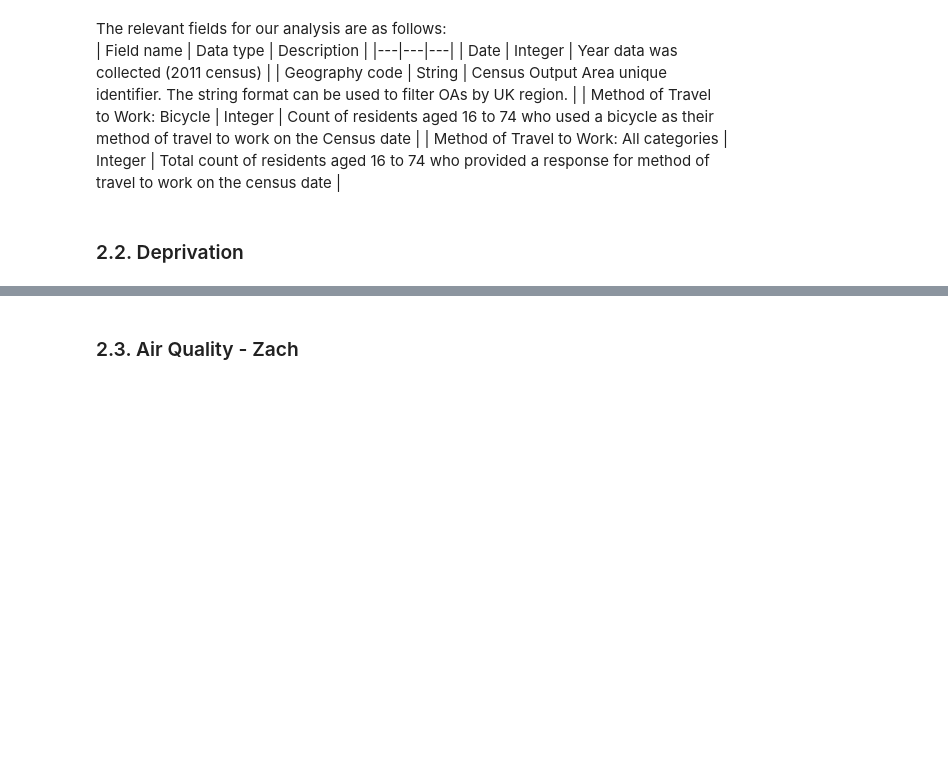
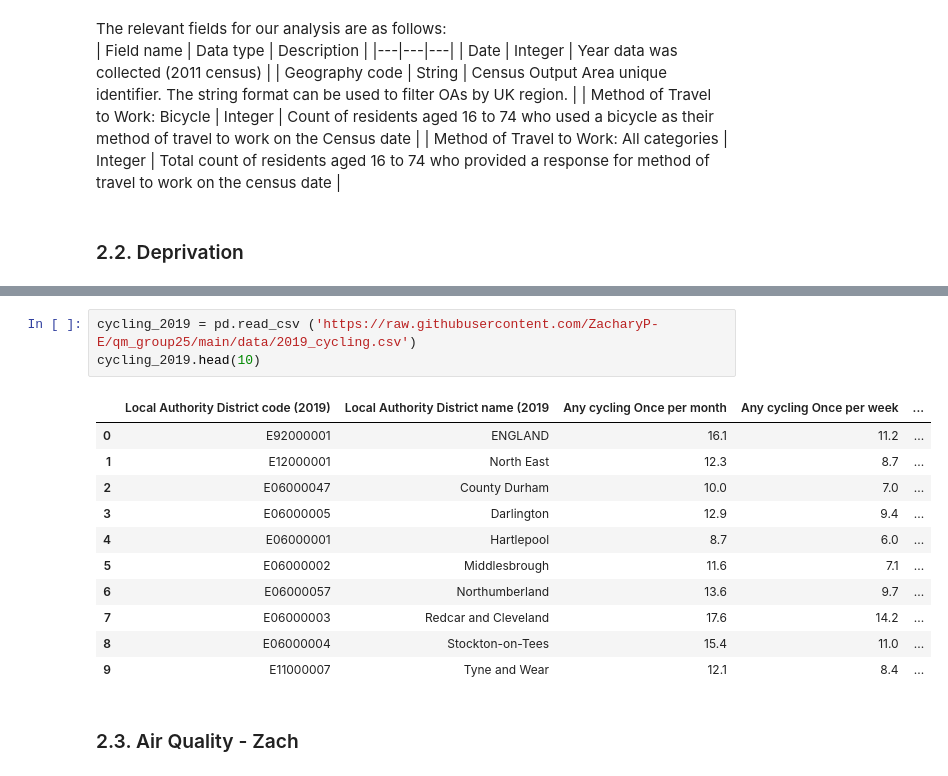
Before and after one commit to ZacharyP-E/qm_group25, a Jupyter notebook: qm_group_code.ipynb, the cells around one changed output, grey strips where cells are left out. Saved outputs shown, nothing was run; the diff lists cells and outputs as text; blank space fills up the shorter version.

```diff
--- a/qm_group_code.ipynb
+++ b/qm_group_code.ipynb
@@ -158,3 +161,18 @@ deprivation.head(10)
+# %%
+cycling_2019 = pd.read_csv ('https://raw.githubusercontent.com/ZacharyP-E/qm_group25/main/data/2019_cycling.csv')
+cycling_2019.head(10)
+# %% [output]
+|  | Local Authority District code (2019) | Local Authority District name (2019 | Any cycling Once per month | Any cycling Once per week | ... |
+| 0 | E92000001 | ENGLAND | 16.1 | 11.2 | ... |
+| 1 | E12000001 | North East | 12.3 | 8.7 | ... |
+| 2 | E06000047 | County Durham | 10.0 | 7.0 | ... |
+| 3 | E06000005 | Darlington | 12.9 | 9.4 | ... |
+| 4 | E06000001 | Hartlepool | 8.7 | 6.0 | ... |
+| 5 | E06000002 | Middlesbrough | 11.6 | 7.1 | ... |
+| 6 | E06000057 | Northumberland | 13.6 | 9.7 | ... |
+| 7 | E06000003 | Redcar and Cleveland | 17.6 | 14.2 | ... |
+| 8 | E06000004 | Stockton-on-Tees | 15.4 | 11.0 | ... |
+| 9 | E11000007 | Tyne and Wear | 12.1 | 8.4 | ... |
 # %% [markdown]
 ### 2.3. Air Quality - Zach
 # %%
```
Also changed, not shown: parts of 11 cells of this notebook.
